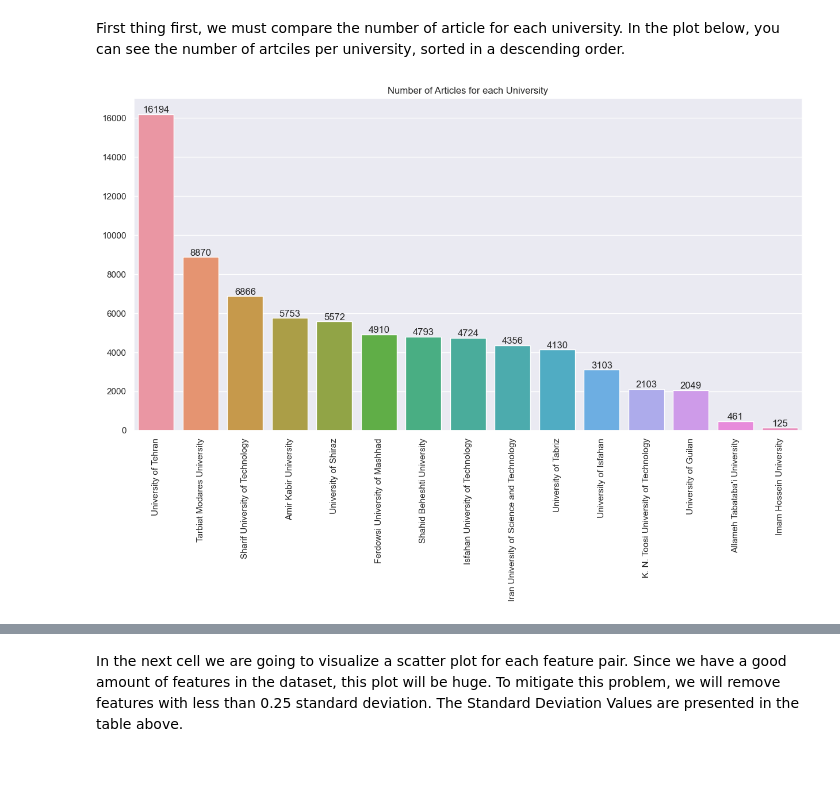
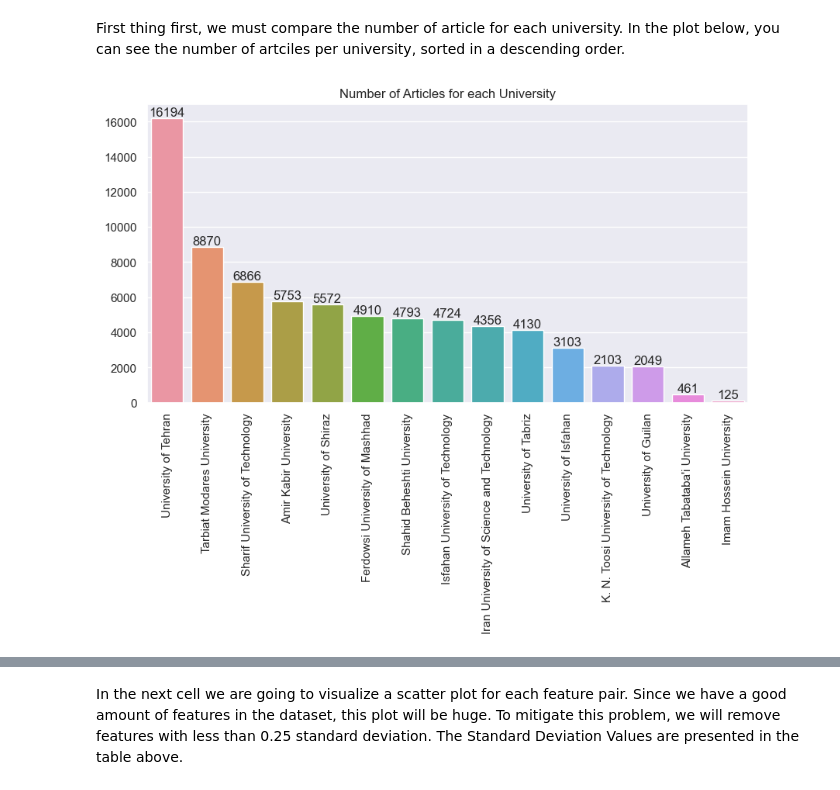
Before and after one commit to SimplyRamin/AlMetric-Research-Paper, a Jupyter notebook: EDA V1.0.ipynb, the cells around one changed output, grey strips where cells are left out. Cells and saved outputs as stored; diff of their text form; code cells hidden in the pictures.

```diff
--- a/EDA V1.0.ipynb
+++ b/EDA V1.0.ipynb
@@ -75,7 +75,6 @@ df = df.reset_index(drop=True)
 label_encoder = preprocessing.LabelEncoder()
 df['Output_Type_LE'] = label_encoder.fit_transform(df['Output_Type'])
 df['OA_Status_LE'] = label_encoder.fit_transform(df['OA_Type'])
-df['University_LE'] = label_encoder.fit_transform(df['University'])
 # %%
 df
 # %% [output]
@@ -97,11 +96,11 @@ First thing first, we must compare the number of article for each university. In
 # %%
 x = list(df['University'].value_counts().index)
 y = list(df['University'].value_counts())
-plt.figure(figsize=(15, 7.5))
+plt.figure(figsize=(10, 5))
 ax = sns.barplot(data=df, x=x, y=y)
 ax.bar_label(ax.containers[0])
 plt.title('Number of Articles for each University')
 plt.xticks(rotation=90)
 plt.show()
 # %% [output]
-[figure, old version]
+[figure, new version]
```
Also changed, not shown: parts of 9 cells of this notebook, 1 other file.
